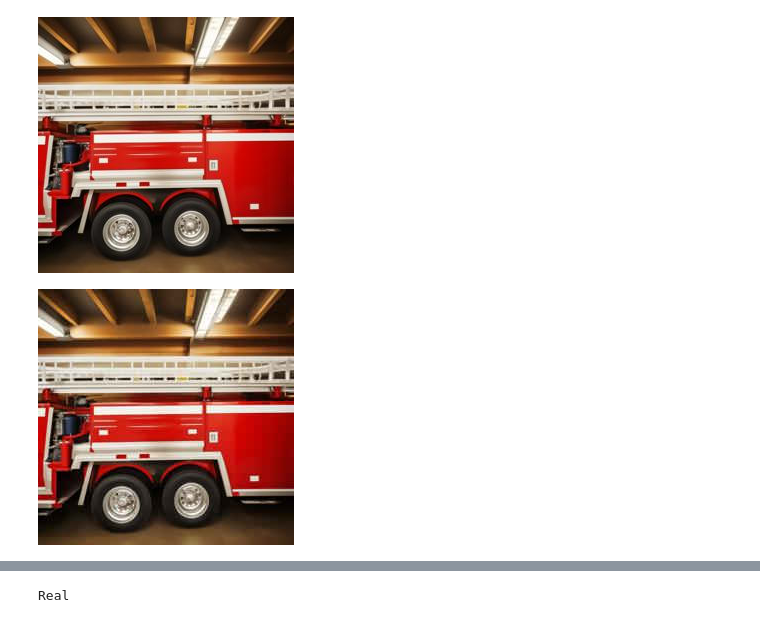
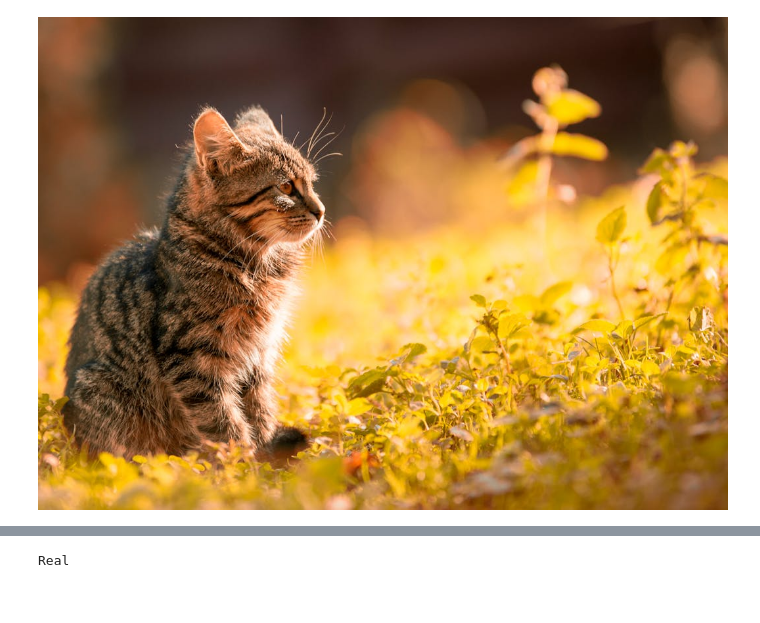
Before and after one commit to LucasSLD/generated_image_detection, a Jupyter notebook: src/notebooks/jpeg_test.ipynb, the cells around one changed output, grey strips where cells are left out. Saved outputs shown, nothing was run; the diff lists cells and outputs as text; code cells hidden in the pictures.

```diff
--- a/src/notebooks/jpeg_test.ipynb
+++ b/src/notebooks/jpeg_test.ipynb
@@ -11,8 +10,6 @@ img_jpg = convert_to_jpg(ds[0]["image"],"../../dump/img.jpg",quality=40)
-# %%
-ds[0]["image"]
-# %% [output]
-[figure, removed]
-# %%
-img_jpg
-# %% [output]
-[figure, removed]
+# %%
+img = Image.open("../../tmp/cat.png").convert("RGB")
+# %%
+img
+# %% [output]
+[figure, added]
```
Also changed, not shown: parts of 6 cells of this notebook, 22 other files.
